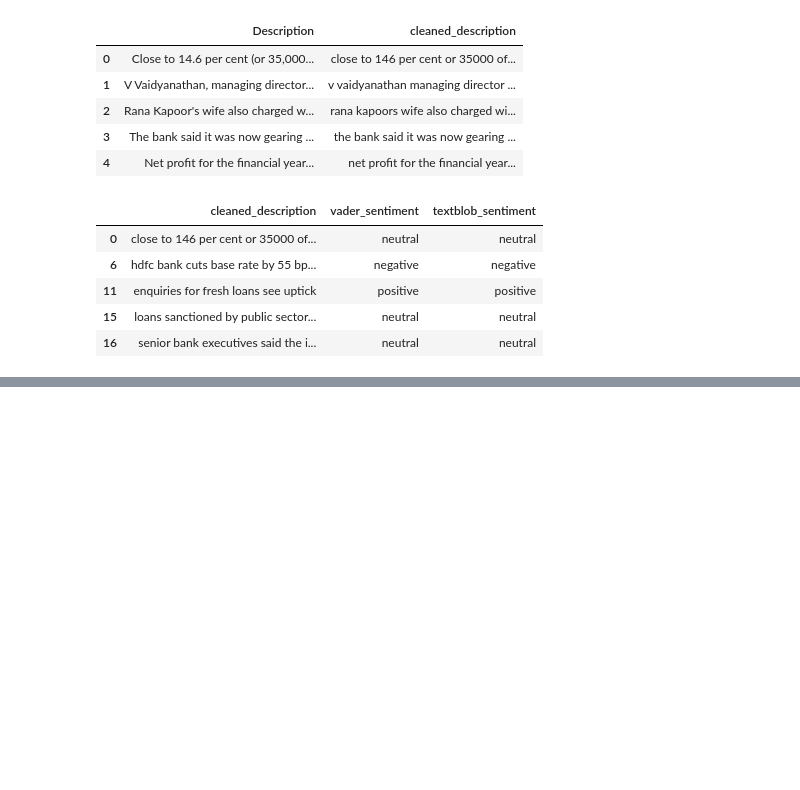
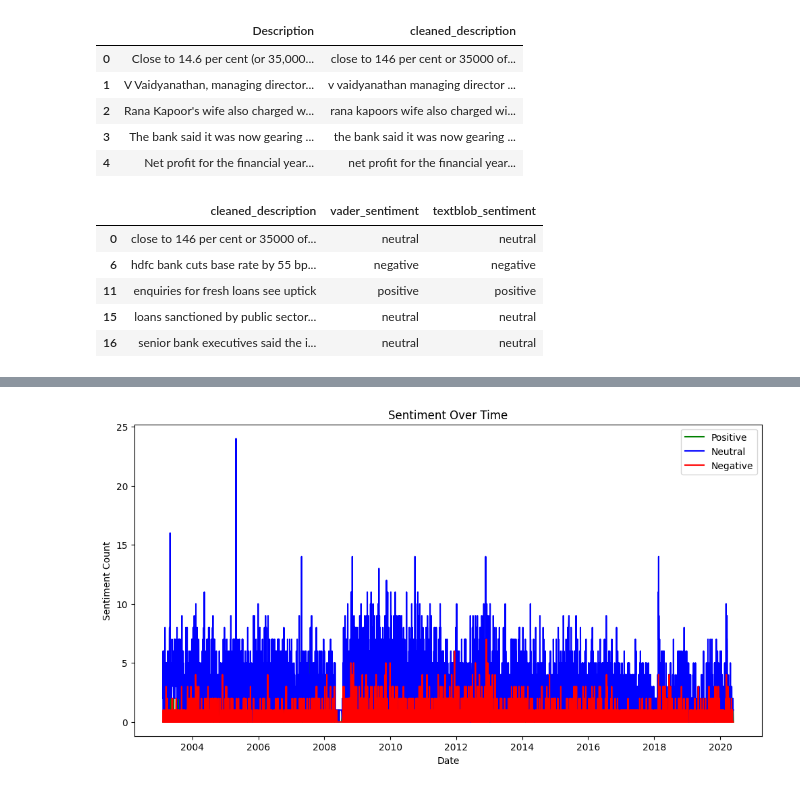
Before and after one commit to Shashank-Girish/FinancialNewsSentimentAnalysis, a Jupyter notebook: ML_Minor_FinNews.ipynb, the cells around one changed output, grey strips where cells are left out. Saved outputs shown, nothing was run; the diff lists cells and outputs as text; code cells hidden in the pictures; blank space fills up the shorter version.

```diff
--- a/ML_Minor_FinNews.ipynb
+++ b/ML_Minor_FinNews.ipynb
@@ -113,3 +134,11 @@ df[['cleaned_description', 'vader_sentiment', 'textblob_sentiment']].head()
 | 11 | enquiries for fresh loans see uptick | positive | positive |
 | 15 | loans sanctioned by public sector... | neutral | neutral |
 | 16 | senior bank executives said the i... | neutral | neutral |
+# %%
+device = 0 if torch.cuda.is_available() else -1
+
+finbert_model = AutoModelForSequenceClassification.from_pretrained("yiyanghkust/finbert-tone")
+tokenizer = AutoTokenizer.from_pretrained("yiyanghkust/finbert-tone")
+
+# Initialize RoBERTa sentiment analysis pipeline
+finbert_pipeline = pipeline("sentiment-analysis", model=finbert_model, tokenizer=tokenizer, device=device)
@@ -115,0 +153,10 @@ df[['cleaned_description', 'vader_sentiment', 'textblob_sentiment']].head()
+# %%
+# Define a batch processing function for sentiment analysis
+def batch_sentiment_analysis(batch):
+    results = finbert_pipeline(batch['cleaned_description'])
+    # Extract just the labels
+    batch['finbert_sentiment'] = [result['label'].lower() for result in results]
+    return batch
+
+# Apply the function to the entire dataset with batch processing
+hf_dataset = hf_dataset.map(batch_sentiment_analysis, batched=True, batch_size=16)  # Adjust batch_size as needed
@@ -115,0 +331,22 @@ df[['cleaned_description', 'vader_sentiment', 'textblob_sentiment']].head()
+# %%
+# Step 1: Convert the 'Date' column to datetime format if it's not already
+df['Date'] = pd.to_datetime(df['Date'])
+
+# Step 2: Group by 'Date' and 'finbert_sentiment' to get sentiment counts per day
+sentiment_counts = df.groupby(['Date', 'finbert_sentiment']).size().reset_index(name='count')
+
+# Step 3: Pivot the data to have each sentiment as a separate column
+sentiment_pivot = sentiment_counts.pivot(index='Date', columns='finbert_sentiment', values='count').fillna(0)
+
+# Step 4: Plot the time series using matplotlib
+plt.figure(figsize=(12, 6))
+plt.plot(sentiment_pivot.index, sentiment_pivot['positive'], label='Positive', color='green')
+plt.plot(sentiment_pivot.index, sentiment_pivot['neutral'], label='Neutral', color='blue')
+plt.plot(sentiment_pivot.index, sentiment_pivot['negative'], label='Negative', color='red')
+plt.title('Sentiment Over Time')
+plt.xlabel('Date')
+plt.ylabel('Sentiment Count')
+plt.legend()
+plt.show()
+# %% [output]
+[figure, added]
```
Also changed, not shown: parts of 17 cells of this notebook.
